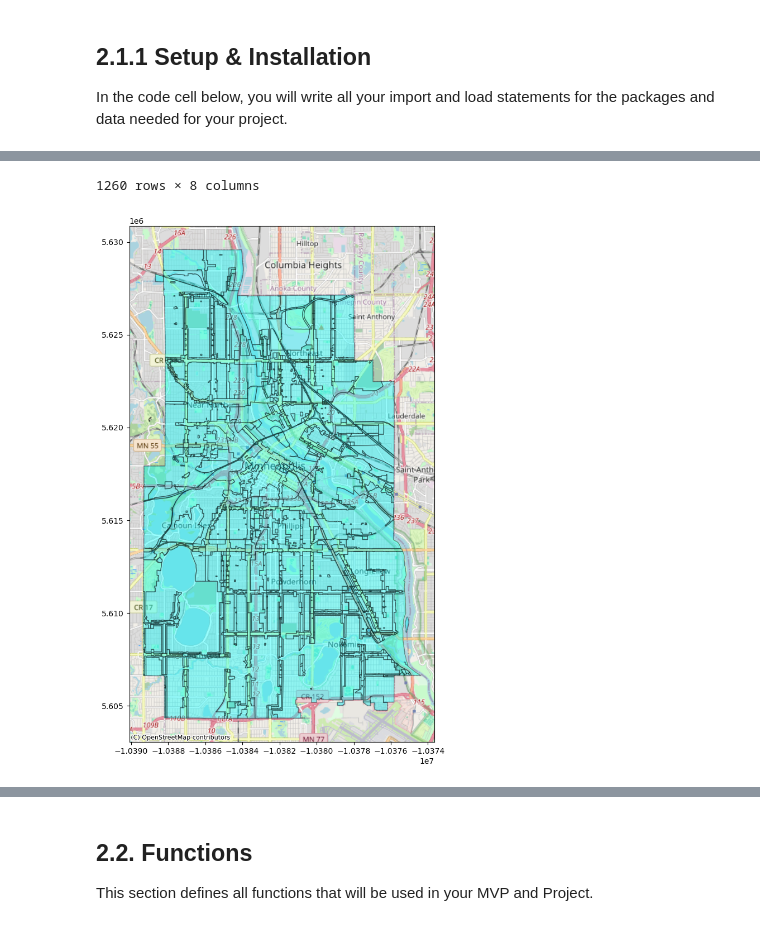
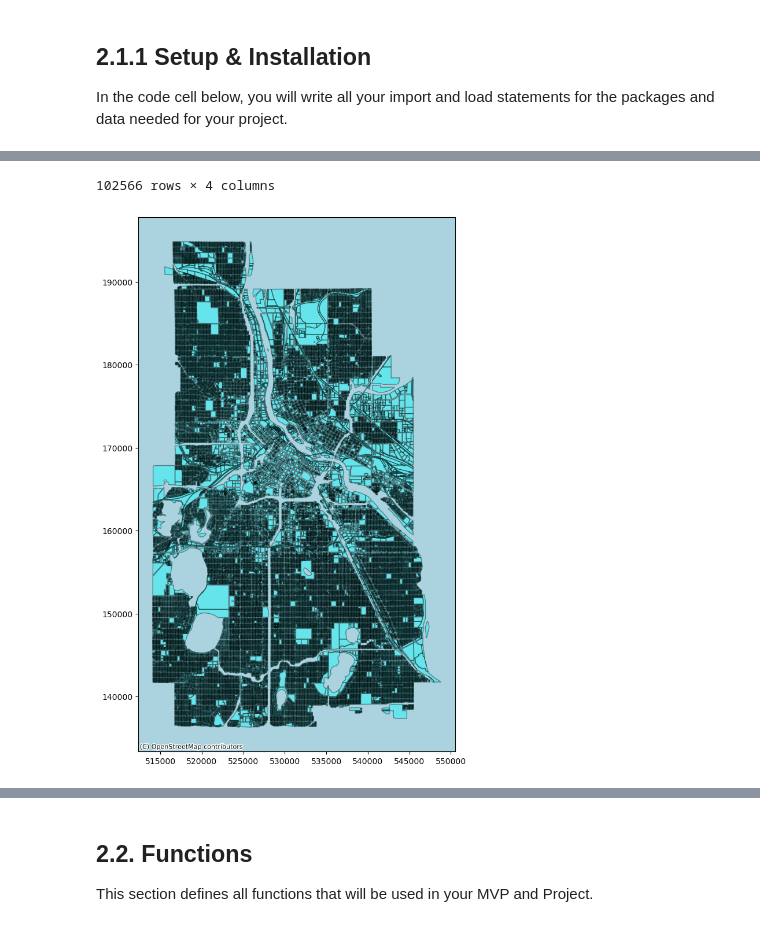
Before and after one commit to joshua-cheng2210/GEOG3541-MVP3, a Jupyter notebook: MVP3-2025.ipynb, the cells around one changed output, grey strips where cells are left out. Drawn from its saved outputs; the diff is of its cells as text; code cells hidden in the pictures.

```diff
--- a/MVP3-2025.ipynb
+++ b/MVP3-2025.ipynb
@@ -47,0 +48,17 @@ import contextily as ctx
+# %%
+shp_2025_filePath = r"Planning_Primary_Zoning\Planning_Primary_Zoning.shp"
+
+gdf_2025 = gpd.read_file(shp_2025_filePath)
+fig1, ax1 = plt.subplots(1, 1, figsize=(12, 12))
+
+gdf_2025["color"] = "cyan"
+gdf_2025.loc[gdf_2025['Land_Use_C'].str.startswith('UN'), 'color'] = 'yellow'
+gdf_2025.loc[gdf_2025['Land_Use_C'].str.startswith('RM'), 'color'] = 'blue'
+gdf_2025.loc[gdf_2025['Land_Use_C'].str.startswith('CM'), 'color'] = 'orange'
+gdf_2025.loc[gdf_2025['Land_Use_C'].str.startswith('DT'), 'color'] = 'red'
+gdf_2025.loc[gdf_2025['Land_Use_C'].str.startswith('PR'), 'color'] = 'grey'
+gdf_2025.loc[gdf_2025['Land_Use_C'].str.startswith('TR'), 'color'] = 'green'
+gdf_2025.plot(ax=ax1, color=gdf_2025["color"], edgecolor='k', linewidth=1.0, alpha=0.4)
+ctx.add_basemap(ax1, source=ctx.providers.OpenStreetMap.Mapnik)
+
+gdf_2025
@@ -48,13 +115,16 @@ import contextily as ctx
 # %%
-shp_filePath = r"Planning_Primary_Zoning\Planning_Primary_Zoning.shp"
+shp_2040_filePath = r"Future_Land_Use_and_Built_Form_2040\Future_Land_Use_and_Built_Form_2040.shp"
+gdf_2040 = gpd.read_file(shp_2040_filePath)
 
-gdf = gpd.read_file(shp_filePath)
-# gdf = gdf.to_crs(epsg=3857)
-fig, ax = plt.subplots(1, 1, figsize=(12, 12))
+# for quicker development purposes for now
+# gdf_2040 = gdf_2040[:10000]
+# gdf_2040 = gdf_2040[["ZIPCD","X_CENTROID", "Y_CENTROID", "Acres", "Land_Use", "Built_Form", "RuleID_BF", "RuleID_LU", "Shape__Are", "Shape__Len", "geometry"]]
+gdf_2040 = gdf_2040[["Land_Use", "Built_Form", "geometry"]]
 
-gdf["color"] = "cyan"
-gdf.plot(ax=ax, color=gdf["color"], edgecolor='k', linewidth=1.0, alpha=0.4)
-ctx.add_basemap(ax, source=ctx.providers.OpenStreetMap.Mapnik)
+gdf_2040["color"] = "cyan"
+fig2, ax2 = plt.subplots(1, 1, figsize=(12, 12))
+gdf_2040.plot(ax=ax2, color=gdf_2040["color"], edgecolor='k', linewidth=1.0, alpha=0.4)
+ctx.add_basemap(ax2, source=ctx.providers.OpenStreetMap.Mapnik)
 
-gdf
+gdf_2040
 # %% [output]
@@ -73,2 +143,2 @@ gdf
-1260 rows × 8 columns
+102566 rows × 4 columns
-[figure, old version]
+[figure, new version]
```
Also changed, not shown: parts of 8 cells of this notebook, 2 other files.
